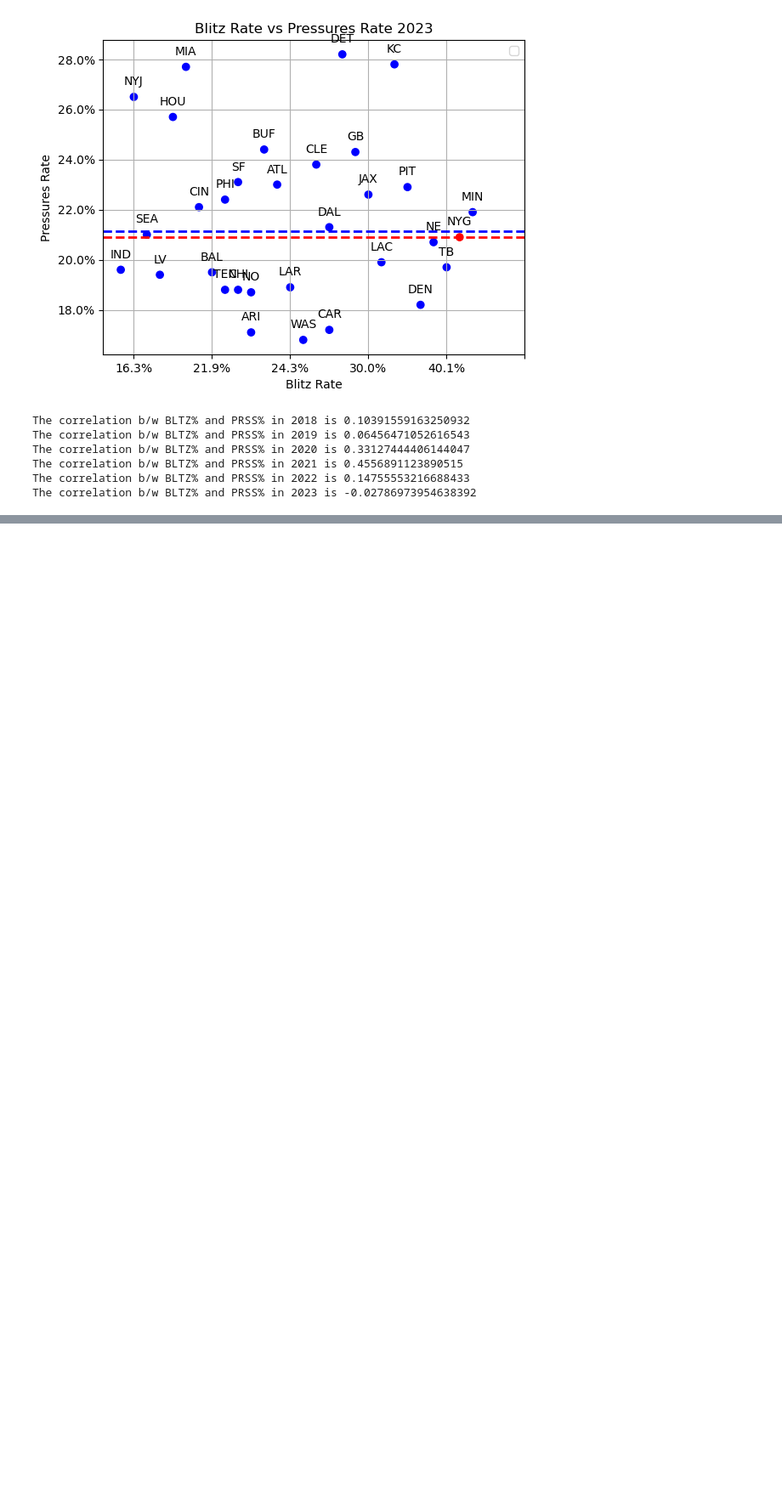
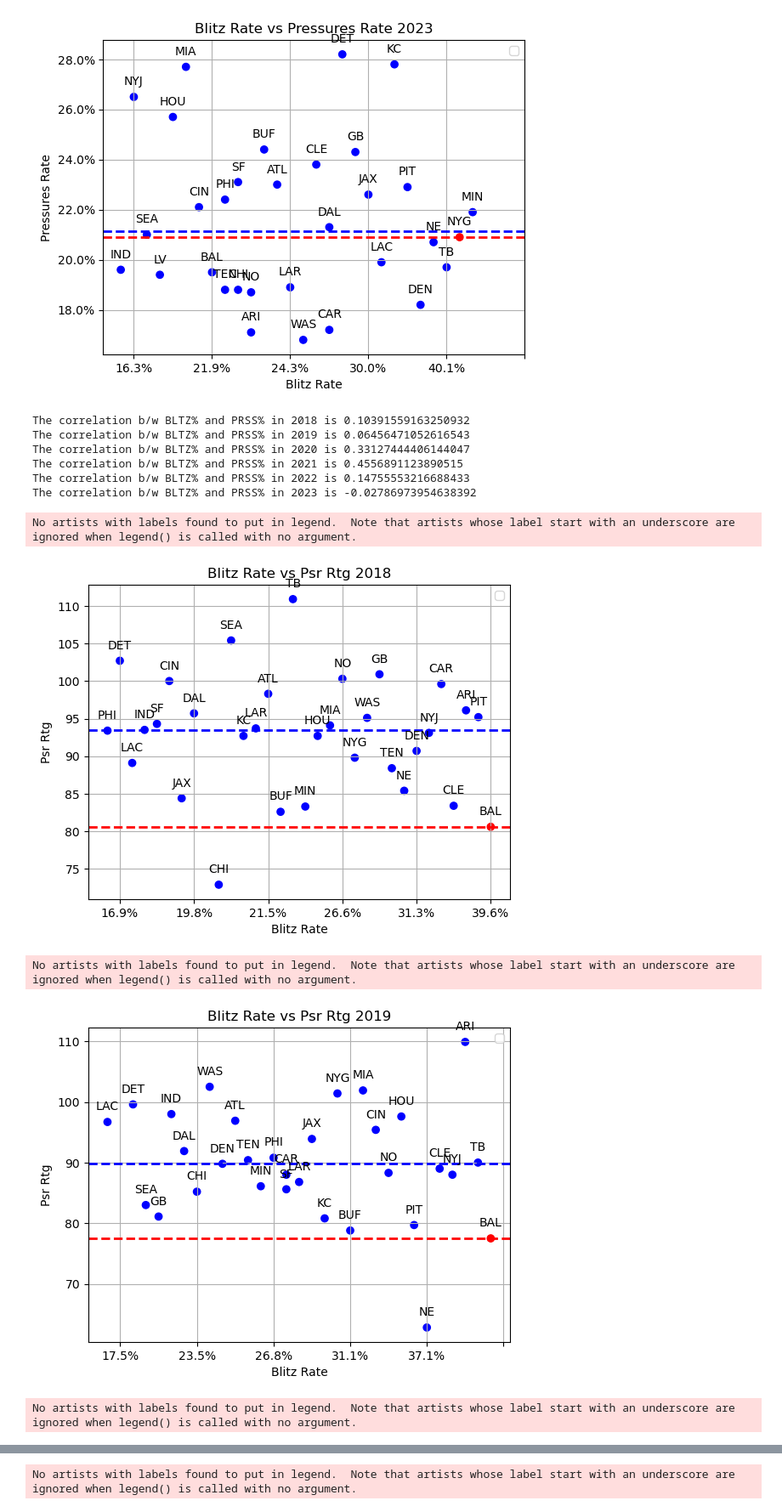
Before and after one commit to chue02/BlitzDefense, a Jupyter notebook: blitzGraphs.ipynb, the cells around one changed output, grey strips where cells are left out. Shown at 85% size. Drawn from its saved outputs; the diff is of its cells as text; code cells hidden in the pictures; blank space fills up the shorter version.

```diff
--- a/blitzGraphs.ipynb
+++ b/blitzGraphs.ipynb
@@ -26,8 +26,9 @@ to a single variable.
 years = [18, 19, 20, 21, 22, 23]
 
 # TODO: consider using a dictionary instead
-# Create list of dataframes
+# Create lists of dataframes
 data = []
+pass_data = []
 
 # Create list of abbreviations for labeling purposes
 abvs = ['ARI', 'ATL', 'BAL', 'BUF', 'CAR', 'CHI', 'CIN', 'CLE', 'DAL',
@@ -36,20 +37,34 @@ abvs = ['ARI', 'ATL', 'BAL', 'BUF', 'CAR', 'CHI', 'CIN', 'CLE', 'DAL',
         'PIT', 'SEA', 'SF', 'TB', 'TEN', 'WAS']
 
 
-# Goes through each dataframe in folder and adds it to 'data' list
+# Goes through each dataframe in folder and adds it to lists
 
 for year in years:
-    file_name = "Data/advPass" + str(year) + ".csv"
+    file_name = "Data/advPass/advPass" + str(year) + ".csv"
     data.append(pd.read_csv(file_name))
+    file_name = "Data/pass/pass" + str(year) + ".csv"
+    pass_data.append(pd.read_csv(file_name))
+
 
 # Add in abvs as a column to dataframe
 for x in data:
     x.insert(1, "Abv", abvs, True)
+
+# Merge psr rtg feature into data (TODO: Turn this into a function?)
+for x in range(len(data)):
+    data[x] = pd.merge(data[x], pass_data[x][['Tm', 'Rate']], on='Tm', how='left')
 # %%
 #VERIFY CSV IMPORTS
 
 '''
 for x in data:
     print(x.head())
+
+for x in pass_data:
+    print(x.head())
 '''
+
+print(data[0].head())
+
+print(pass_data[0].head())
 # %% [output]
@@ -251,3 +282,18 @@ The correlation b/w BLTZ% and PRSS% in 2020 is 0.33127444406144047
 The correlation b/w BLTZ% and PRSS% in 2021 is 0.4556891123890515
 The correlation b/w BLTZ% and PRSS% in 2022 is 0.14755553216688433
 The correlation b/w BLTZ% and PRSS% in 2023 is -0.02786973954638392
+# %%
+# CREATE BLITZ% AND PSR RTG GRAPH
+
+# TODO: Need to account for blitz% and psr rtg being in two different CSVs
+# SOL: - Fix function
+#      - Add psr rtg as a feature in existing CSVs
+
+for x in range(len(data)):
+    blitzGrapher(data[x], years[x], "Rate", "Psr Rtg")
+# %% [output]
+No artists with labels found to put in legend.  Note that artists whose label start with an underscore are ignored when legend() is called with no argument.
+[figure, added]
+No artists with labels found to put in legend.  Note that artists whose label start with an underscore are ignored when legend() is called with no argument.
+[figure, added]
+No artists with labels found to put in legend.  Note that artists whose label start with an underscore are ignored when legend() is called with no argument.
@@ -253,0 +301 @@ The correlation b/w BLTZ% and PRSS% in 2023 is -0.02786973954638392
+No artists with labels found to put in legend.  Note that artists whose label start with an underscore are ignored when legend() is called with no argument.
```
Also changed, not shown: parts of 5 cells of this notebook, 12 other files.
